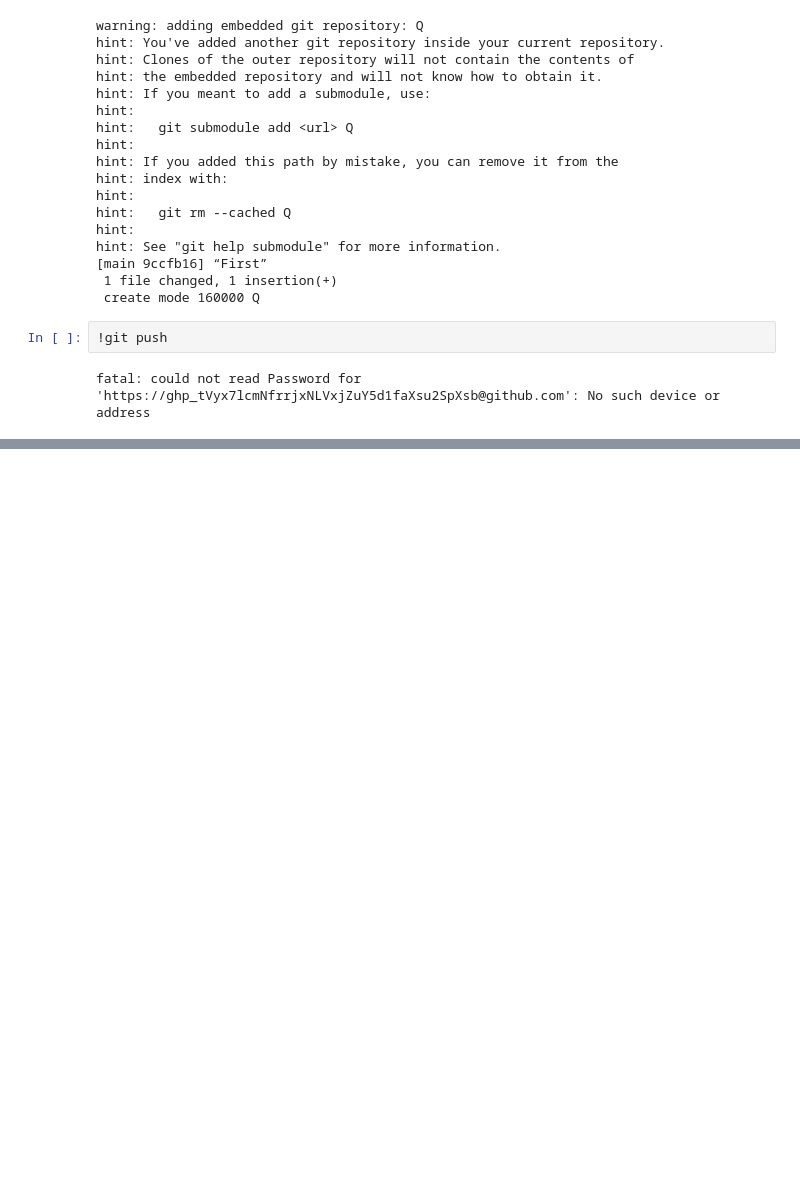
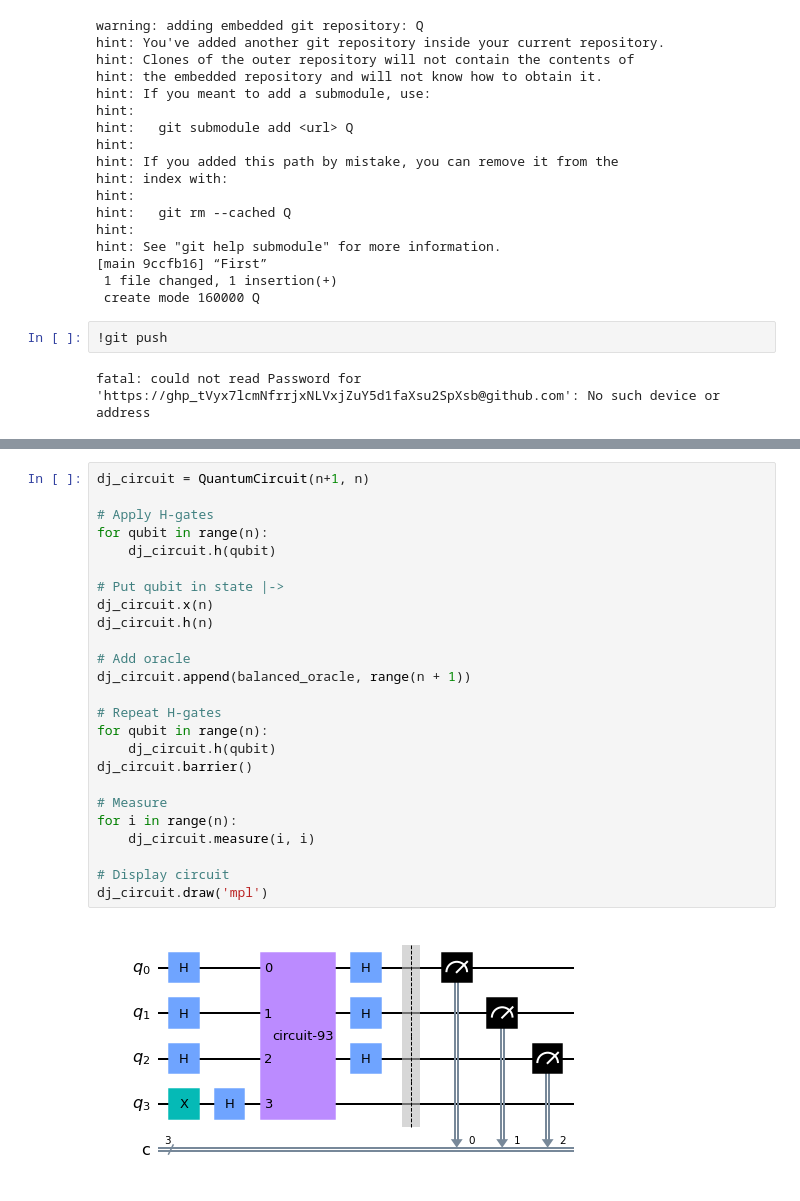
Before and after one commit to InfernoOfYaSoul/Q, a Jupyter notebook: DY.ipynb, the cells around one changed output, grey strips where cells are left out. Drawn from its saved outputs; the diff is of its cells as text; blank space fills up the shorter version.

```diff
--- a/DY.ipynb
+++ b/DY.ipynb
@@ -64,0 +114,27 @@ fatal: could not read Password for 'https://ghp_tVyx7lcmNfrrjxNLVxjZuY5d1faXsu2S
+# %%
+dj_circuit = QuantumCircuit(n+1, n)
+
+# Apply H-gates
+for qubit in range(n):
+    dj_circuit.h(qubit)
+
+# Put qubit in state |->
+dj_circuit.x(n)
+dj_circuit.h(n)
+
+# Add oracle
+dj_circuit.append(balanced_oracle, range(n + 1))
+
+# Repeat H-gates
+for qubit in range(n):
+    dj_circuit.h(qubit)
+dj_circuit.barrier()
+
+# Measure
+for i in range(n):
+    dj_circuit.measure(i, i)
+
+# Display circuit
+dj_circuit.draw('mpl')
+# %% [output]
+[figure, added]
```
Also changed, not shown: parts of 12 cells of this notebook.
